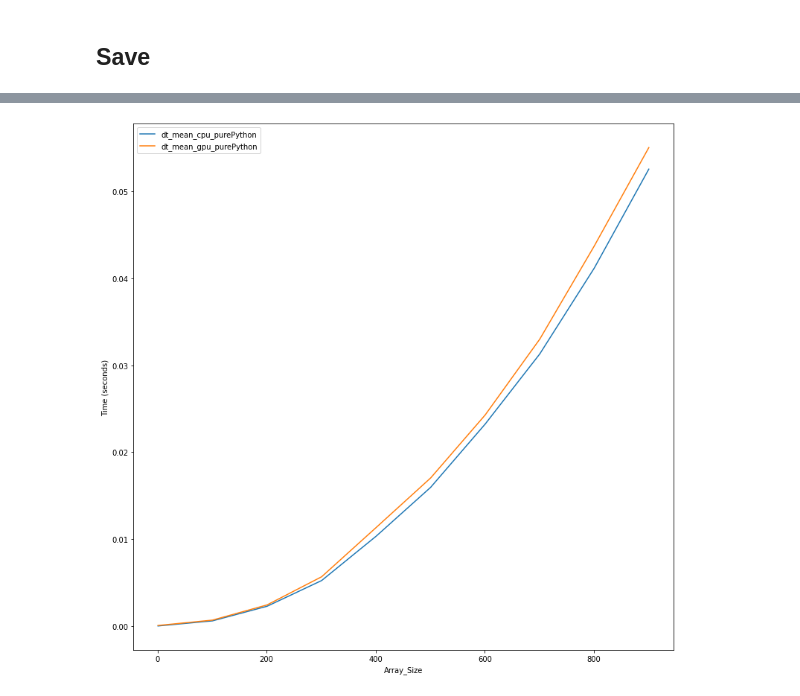
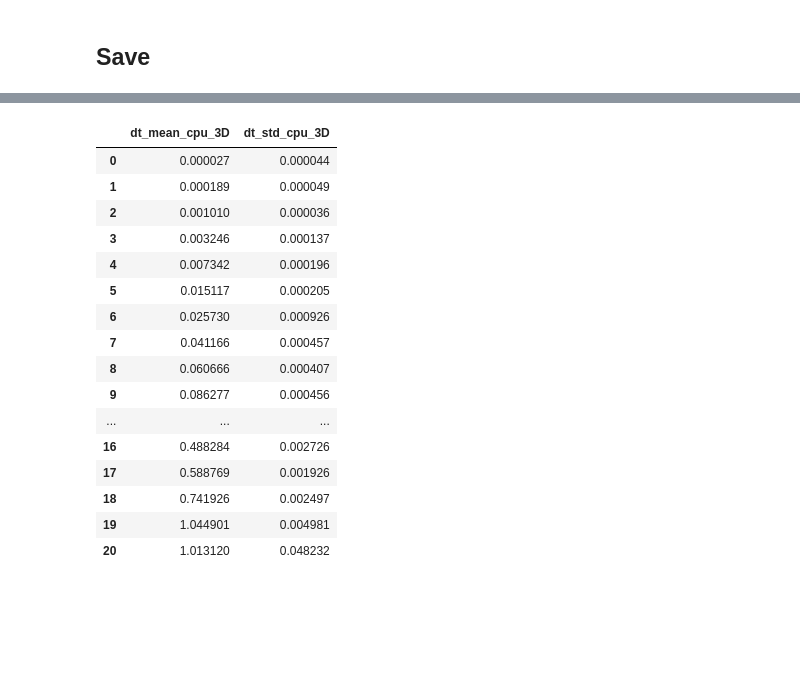
Before and after one commit to Dale-Black/project-distance-transforms, a Jupyter notebook: python/timing/python_dt.ipynb, the cells around one changed output, grey strips where cells are left out. Drawn from its saved outputs; the diff is of its cells as text; code cells hidden in the pictures; blank space fills up the shorter version.

Commit message:
added 3D python timing

```diff
--- a/python/timing/python_dt.ipynb
+++ b/python/timing/python_dt.ipynb
@@ -56,4 +144,5 @@ for i in dt_times:
 # %%
-for i in dt_GPU_times:
-  dt_GPU_mean.append(torch.mean(torch.FloatTensor(i)).numpy().tolist())
-  dt_GPU_std.append(torch.std(torch.FloatTensor(i), unbiased = False).numpy().tolist())
+#3D means
+for i in dt_3D_times:
+  dt_3D_mean.append(torch.mean(torch.FloatTensor(i)).numpy().tolist())
+  dt_3D_std.append(torch.std(torch.FloatTensor(i), unbiased = False).numpy().tolist())
@@ -88,0 +191,4 @@ dataframe
+# %%
+data3D = {'dt_mean_cpu_3D': dt_3D_mean, 'dt_std_cpu_3D': dt_3D_std}
+
+# data3D = {'dt_mean_cpu_3D': dt_3D_mean, 'dt_std_cpu_3D': dt_3D_std, 'dt_mean_3D': dt_3D_GPU_mean, 'dt_std_gpu_3D': dt_3D_GPU_std}
@@ -89,14 +223,32 @@ dataframe
+# %%
+dataframe3D
+# %% [output]
+|  | dt_mean_cpu_3D | dt_std_cpu_3D |
+| 0 | 0.000027 | 0.000044 |
+| 1 | 0.000189 | 0.000049 |
+| 2 | 0.001010 | 0.000036 |
+| 3 | 0.003246 | 0.000137 |
+| 4 | 0.007342 | 0.000196 |
+| 5 | 0.015117 | 0.000205 |
+| 6 | 0.025730 | 0.000926 |
+| 7 | 0.041166 | 0.000457 |
+| 8 | 0.060666 | 0.000407 |
+| 9 | 0.086277 | 0.000456 |
+| ... | ... | ... |
+| 16 | 0.488284 | 0.002726 |
+| 17 | 0.588769 | 0.001926 |
+| 18 | 0.741926 | 0.002497 |
+| 19 | 1.044901 | 0.004981 |
+| 20 | 1.013120 | 0.048232 |
 # %%
 x = [i for i in range(1, 1000, 100)]
 # %%
 import matplotlib.pyplot as plt
 # %%
-plt.figure(figsize=(13, 13))
-plt.plot(x, dataframe['dt_mean_cpu_purePython'], label = 'dt_mean_cpu_purePython')
-plt.plot(x, dataframe['dt_mean_gpu_purePython'], label = 'dt_mean_gpu_purePython')
-plt.xlabel('Array_Size')
-plt.ylabel('Time (seconds)')
-plt.legend()
-plt.show()
+# plt.figure(figsize=(13, 13))
+# plt.plot(x, dataframe['dt_mean_cpu_3D'], label = 'dt_mean_cpu_3D')
+# plt.plot(x, dataframe['dt_mean_gpu_3D'], label = 'dt_mean_gpu_3D')
+# plt.xlabel('Array_Size')
+# plt.ylabel('Time (seconds)')
+# plt.legend()
+# plt.show()
-# %% [output]
-[figure, removed]
```
Also changed, not shown: parts of 23 cells of this notebook, 6 other files.
